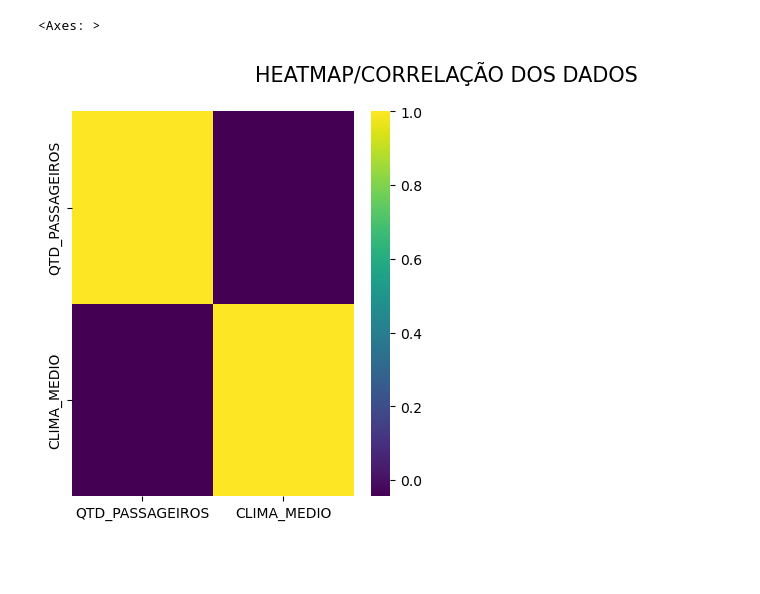
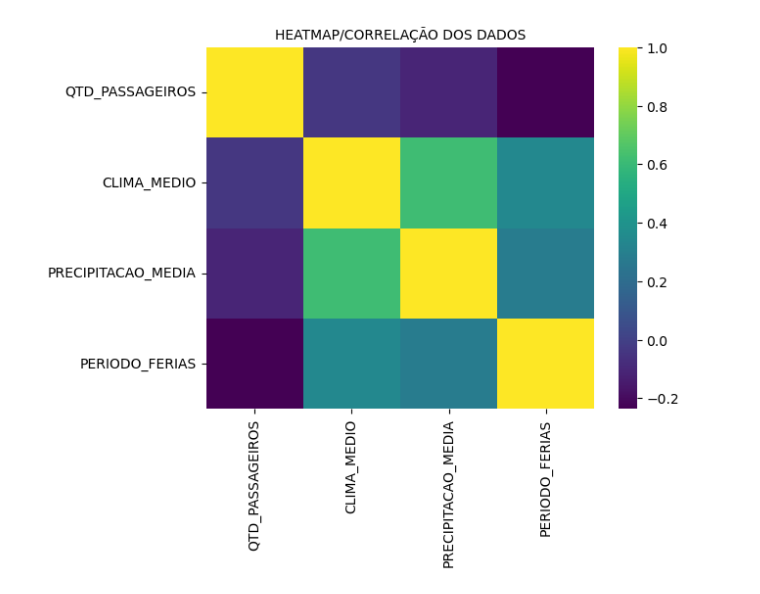
Before and after one commit to iugamil/TRANSPORTE_PUBLICO_E_CLIMA, a Jupyter notebook: MODELO_REGLINEAR.ipynb, the cells around one changed output. Saved outputs shown, nothing was run; the diff lists cells and outputs as text; code cells hidden in the pictures; blank space fills up the shorter version.

```diff
--- a/MODELO_REGLINEAR.ipynb
+++ b/MODELO_REGLINEAR.ipynb
@@ -62,0 +110,17 @@ None
+# %%
+###  DADOS DE CHUVA/PRECIPITAÇÃO DO MÊS - COLHIDOS NO SITE OFICIAL DA PREFEITURA, SECRETARIA DE URBANISMO
+
+chuva_arquivo = (r"C:/Users/Guilh/OneDrive/Área de Trabalho/1-MATERIAIS DE ESTUDO/01 - DIVERSOS/02-SPTRANS_PASSAGEIROS_CHUVA/01-INPUT/PRECIPITACAO.csv")
+
+chuva = pd.read_csv(chuva_arquivo, encoding='ANSI', sep=";")
+
+df_chuva = chuva.iloc[:,[2,1]]
+df_chuva = df_chuva.rename(columns={"MÉDIA_MENSAL":"PRECIPITACAO_MEDIA"})
+df_chuva['PRECIPITACAO_MEDIA'] = df_chuva['PRECIPITACAO_MEDIA'].astype(int)
+
+print("#######  -INFOS-  ##############")
+print(df_chuva.info())
+print("#######  -ESTATISTICAS-  ##############")
+print(df_chuva.describe())
+print("#######  -BASE-  ##############")
+print(df_chuva)
@@ -66,17 +148,14 @@ None
 caminho_df = (r"C:/Users/Guilh/OneDrive/Área de Trabalho/1-MATERIAIS DE ESTUDO/01 - DIVERSOS/02-SPTRANS_PASSAGEIROS_CHUVA/01-INPUT/CLIMA.csv")
 
 clima = pd.read_csv(caminho_df, encoding='ANSI', sep=";")
-df_clima = clima.iloc[0:4,[-1,-3]]
-df_clima.loc[df_clima['NUM_ANO_MES'] == 202212, 'MÊS'] = 'dez/22'
-df_clima.loc[df_clima['NUM_ANO_MES'] == 202301, 'MÊS'] = 'jan/23'
-df_clima.loc[df_clima['NUM_ANO_MES'] == 202302, 'MÊS'] = 'fev/23'
-df_clima.loc[df_clima['NUM_ANO_MES'] == 202303, 'MÊS'] = 'mar/23'
 df_clima = clima.iloc[:,[2,-3]]
 df_clima = df_clima.rename(columns={"MÉDIA_MENSAL":"CLIMA_MEDIO"})
 df_clima['CLIMA_MEDIO'] = df_clima['CLIMA_MEDIO'].astype(int)
 
 print("#######  -INFOS-  ##############")
 print(df_clima.info())
+print("#######  -ESTATISTICAS-  ##############")
+print(df_clima.describe())
 print("#######  -BASE-  ##############")
 print(df_clima)
 # %% [output]
@@ -101,8 +180,15 @@ None
 # COMBINANDO OS DATAFRAMES - INNER JOIN
 
 df_objetivo =  pd.merge(df_transporte,df_clima, left_on = 'MÊS', right_on = 'MÊS', how = 'inner')
+df_objetivo =  pd.merge(df_objetivo,df_chuva, left_on = 'MÊS', right_on = 'MÊS', how = 'inner')
+df_objetivo.loc[df_objetivo['MÊS'].isin(['dez/15','dez/16','dez/17','dez/18','dez/19','dez/21','dez/22','dez/23']),'PERIODO_FERIAS'] = 1
+df_objetivo.loc[df_objetivo['MÊS'].isin(['jan/15','jan/16','jan/17','jan/18','jan/19','jan/21','jan/22','jan/23']),'PERIODO_FERIAS'] = 1
+df_objetivo.loc[df_objetivo['MÊS'].isin(['fev/15','fev/16','fev/17','fev/18','fev/19','fev/21','fev/22','fev/23']),'PERIODO_FERIAS'] = 1
+df_objetivo.loc[df_objetivo['MÊS'].isin(['jul/15','jul/16','jul/17','jul/18','jul/19','jul/21','jul/22','jul/23']),'PERIODO_FERIAS'] = 1
+df_objetivo['PERIODO_FERIAS'].fillna(0,inplace=True)
+
 print("#######  -INFOS-  ##############")
-print(df_clima.info())
+print(df_objetivo.info())
 print("#######  -ESTATISTICAS-  ##############")
 print(df_objetivo.describe())
 print("#######  -BASE-  ##############")
@@ -147,14 +247,16 @@ Text(0.5, 1.0, 'QTD_PASSAGEIROS')
 # %%
 ## HEATMAP
 
-figura= plt.figure(figsize=(10, 5))
-figura.suptitle('HEATMAP/CORRELAÇÃO DOS DADOS', fontsize=(15))
+'''
+Aqui estamos verificando a correalção entre as variáveis
+'''
 
-figura.add_subplot(121)
+
 sns.heatmap(df_objetivo.corr(), cmap='viridis')
+plt.title('HEATMAP/CORRELAÇÃO DOS DADOS', fontsize=(10))
+plt.show()
 #Paleta viridis é amigável para daltônicos
 # %% [output]
-<Axes: >
-[figure, old version]
+[figure, new version]
 # %%
 ########### INICIO DO PROCESSO DE CRIAÇÃO DO MODELO
```
Also changed, not shown: parts of 14 cells of this notebook.
